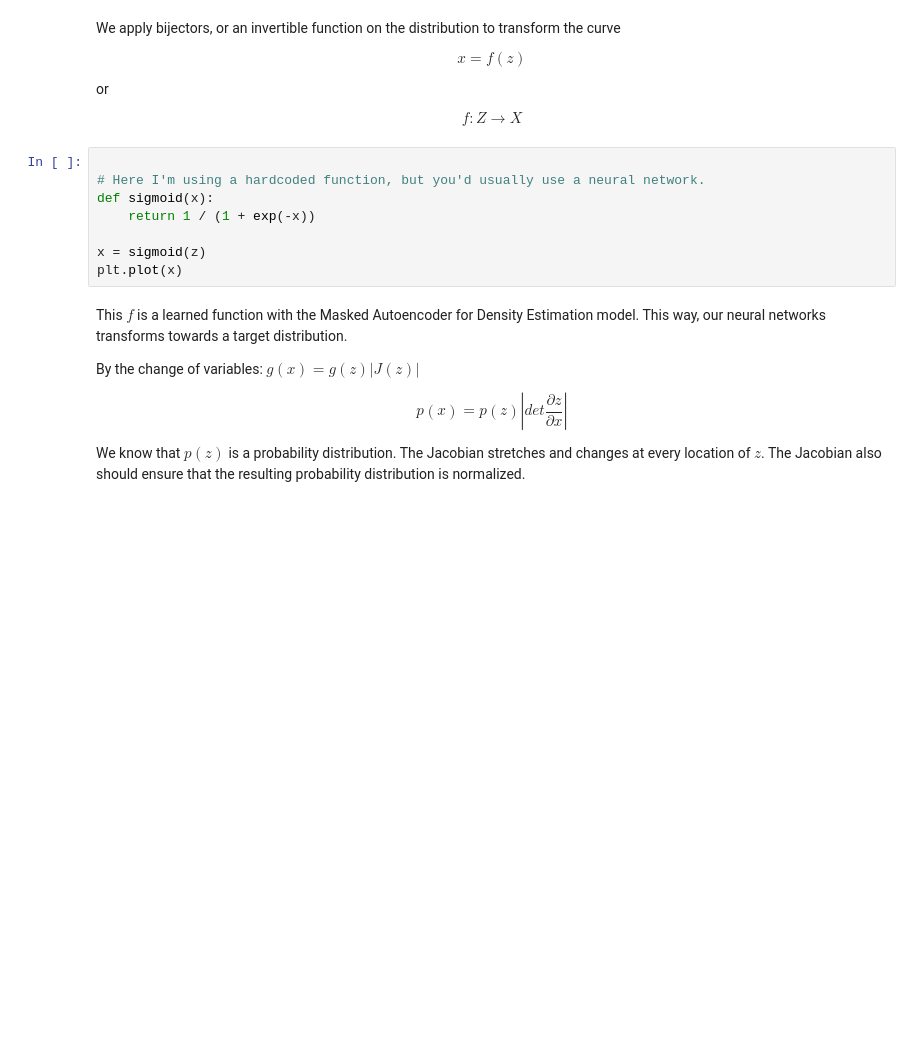
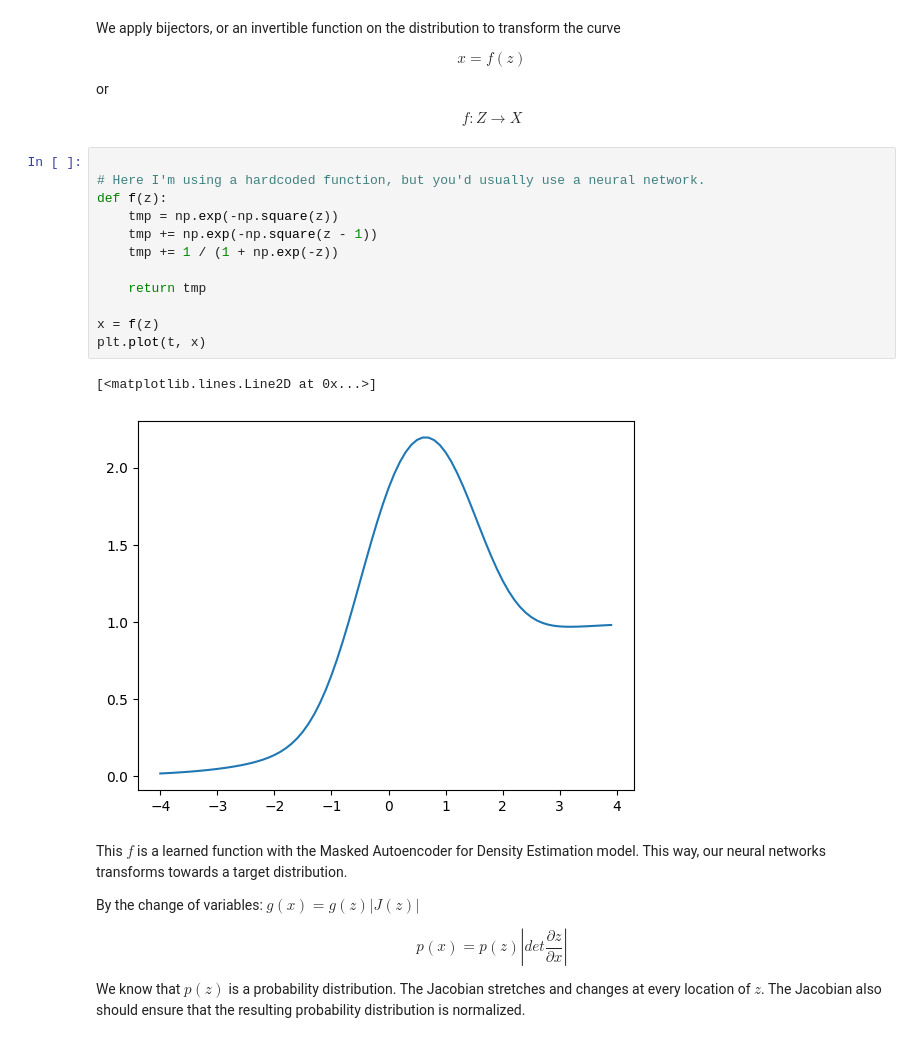
Before and after one commit to curtisjhu/notebooks, a Jupyter notebook: deeplearning/cnf.ipynb, the cells around one changed output. Drawn from its saved outputs; the diff is of its cells as text; blank space fills up the shorter version.

```diff
--- a/deeplearning/cnf.ipynb
+++ b/deeplearning/cnf.ipynb
@@ -46,11 +49,18 @@ $$ f: Z \rightarrow X $$
 # %%
 
 # Here I'm using a hardcoded function, but you'd usually use a neural network.
-def sigmoid(x):
-	return 1 / (1 + exp(-x))
+def f(z):
+	tmp = np.exp(-np.square(z))
+	tmp += np.exp(-np.square(z - 1))
+	tmp += 1 / (1 + np.exp(-z))
 
-x = sigmoid(z)
-plt.plot(x)
+	return tmp
+
+x = f(z)
+plt.plot(t, x)
+# %% [output]
+[<matplotlib.lines.Line2D at 0x...>]
+[figure, added]
 # %% [markdown]
 This $f$ is a learned function with the Masked Autoencoder for Density Estimation model. This way, our neural networks transforms towards a target distribution.
 
```
Also changed, not shown: parts of 5 cells of this notebook, 1 other file.
